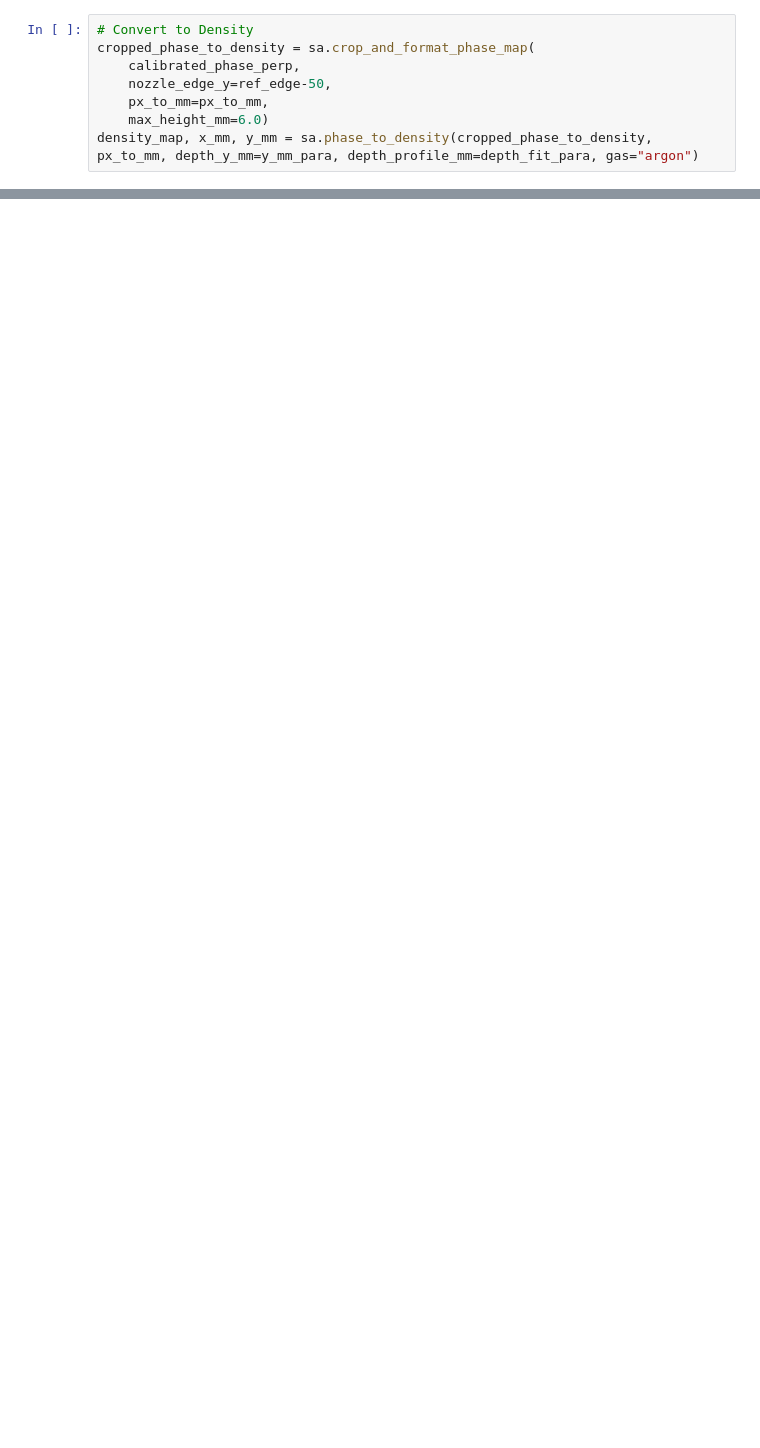
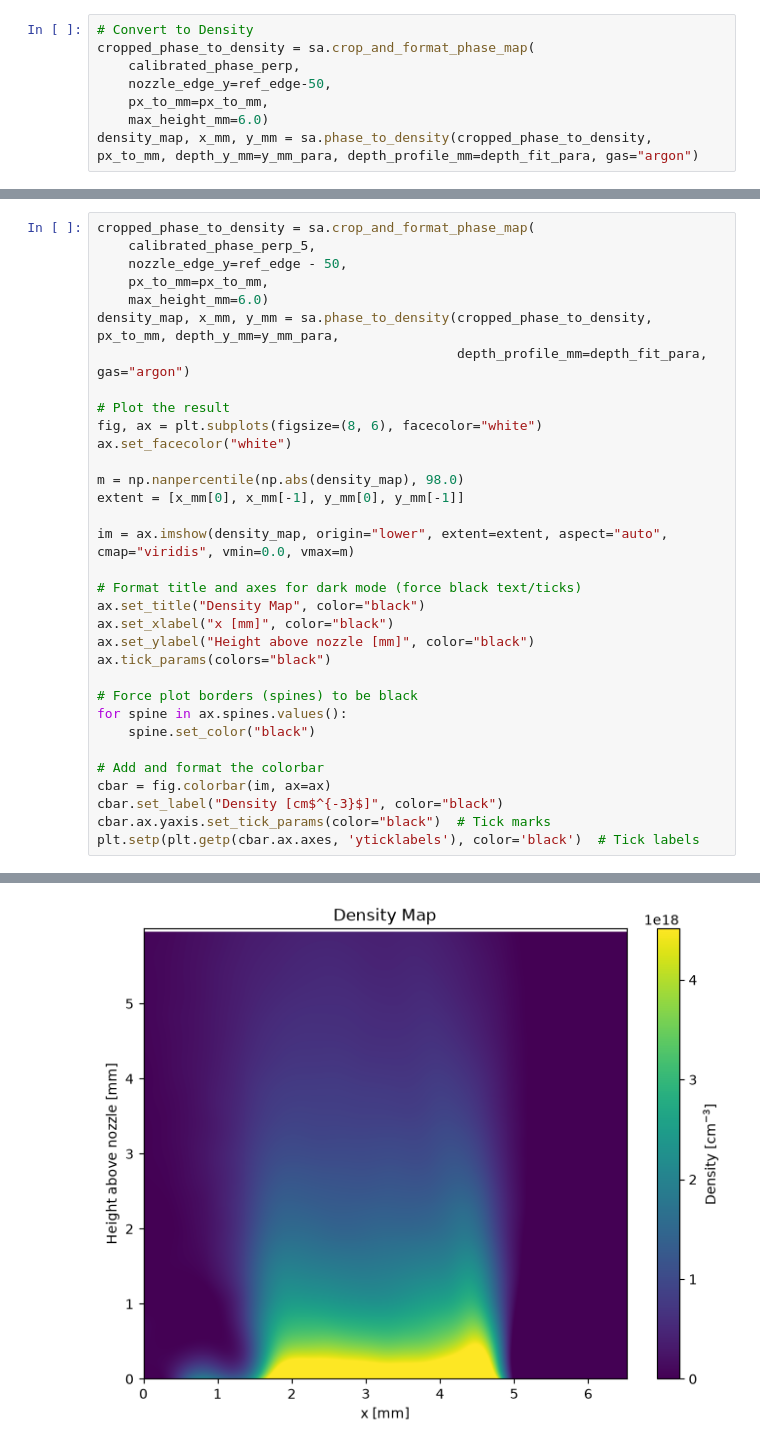
Before and after one commit to MalkaTargetry/nozzle_analysis, a Jupyter notebook: notebooks/nozzle_142.ipynb, the cells around one changed output, grey strips where cells are left out. Cells and saved outputs as stored; diff of their text form; blank space fills up the shorter version.

```diff
--- a/notebooks/nozzle_142.ipynb
+++ b/notebooks/nozzle_142.ipynb
@@ -216,0 +279,34 @@ The 1D theoretical model overestimates the measured mean density by a factor of
+# %%
+cropped_phase_to_density = sa.crop_and_format_phase_map(
+    calibrated_phase_perp_5,
+    nozzle_edge_y=ref_edge - 50,
+    px_to_mm=px_to_mm,
+    max_height_mm=6.0)
+density_map, x_mm, y_mm = sa.phase_to_density(cropped_phase_to_density, px_to_mm, depth_y_mm=y_mm_para,
+                                              depth_profile_mm=depth_fit_para, gas="argon")
+
+# Plot the result
+fig, ax = plt.subplots(figsize=(8, 6), facecolor="white")
+ax.set_facecolor("white")
+
+m = np.nanpercentile(np.abs(density_map), 98.0)
+extent = [x_mm[0], x_mm[-1], y_mm[0], y_mm[-1]]
+
+im = ax.imshow(density_map, origin="lower", extent=extent, aspect="auto", cmap="viridis", vmin=0.0, vmax=m)
+
+# Format title and axes for dark mode (force black text/ticks)
+ax.set_title("Density Map", color="black")
+ax.set_xlabel("x [mm]", color="black")
+ax.set_ylabel("Height above nozzle [mm]", color="black")
+ax.tick_params(colors="black")
+
+# Force plot borders (spines) to be black
+for spine in ax.spines.values():
+    spine.set_color("black")
+
+# Add and format the colorbar
+cbar = fig.colorbar(im, ax=ax)
+cbar.set_label("Density [cm$^{-3}$]", color="black")
+cbar.ax.yaxis.set_tick_params(color="black")  # Tick marks
+plt.setp(plt.getp(cbar.ax.axes, 'yticklabels'), color='black')  # Tick labels
+# %% [output]
@@ -216,0 +314 @@ The 1D theoretical model overestimates the measured mean density by a factor of
+[figure, added]
```
Also changed, not shown: parts of 11 cells of this notebook, 4 other files.
